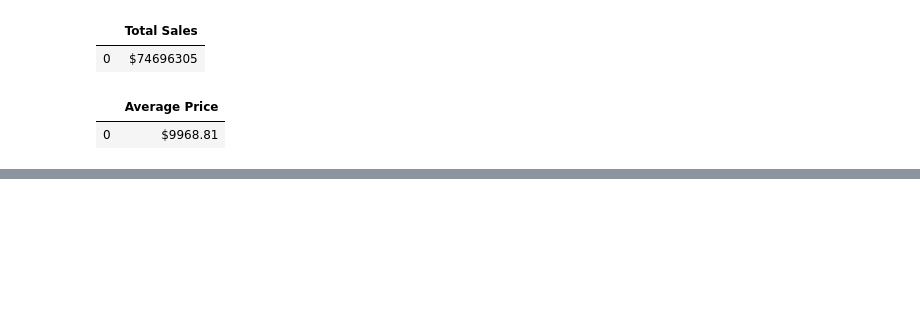
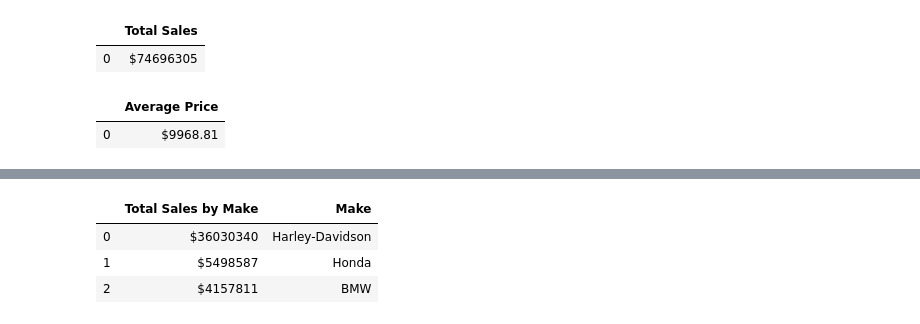
Before and after one commit to mtwalk10/DataAnalytics, a Jupyter notebook: MotorcycleDataPresentation.ipynb, the cells around one changed output, grey strips where cells are left out. Drawn from its saved outputs; the diff is of its cells as text; code cells hidden in the pictures; blank space fills up the shorter version.

```diff
--- a/MotorcycleDataPresentation.ipynb
+++ b/MotorcycleDataPresentation.ipynb
@@ -155,0 +170,16 @@ make_query(query)
+# %%
+# - Data Manipulation - Finding the Three Best Selling Makes (By Total Value of Sales)
+
+query = """
+SELECT '$' || SUM(CAST(REPLACE(REPLACE(Price, '$',''), ',','') AS int)) AS "Total Sales by Make", Make
+FROM Sales
+GROUP BY Make
+ORDER BY SUM(CAST(REPLACE(REPLACE(Price, '$',''), ',','') AS int)) DESC
+LIMIT 3;
+"""
+make_query(query)
+# %% [output]
+|  | Total Sales by Make | Make |
+| 0 | $36030340 | Harley-Davidson |
+| 1 | $5498587 | Honda |
+| 2 | $4157811 | BMW |
```
Also changed, not shown: parts of 12 cells of this notebook, 2 other files.
